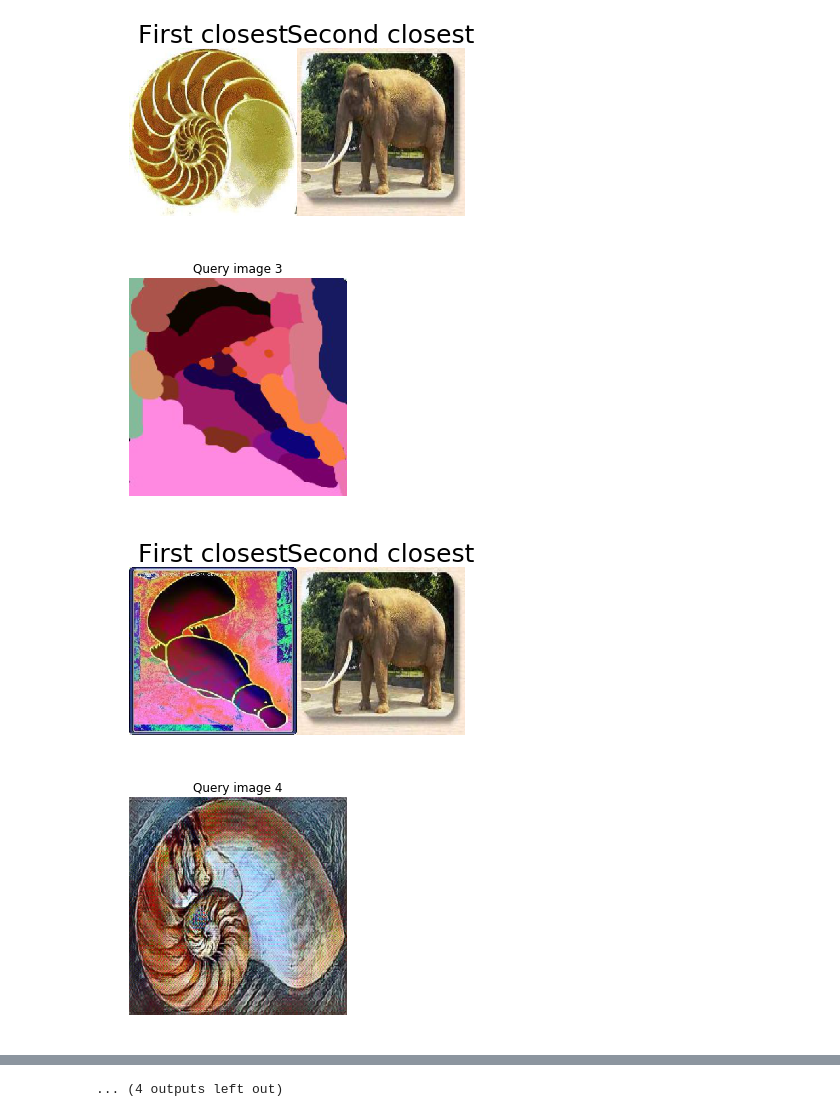
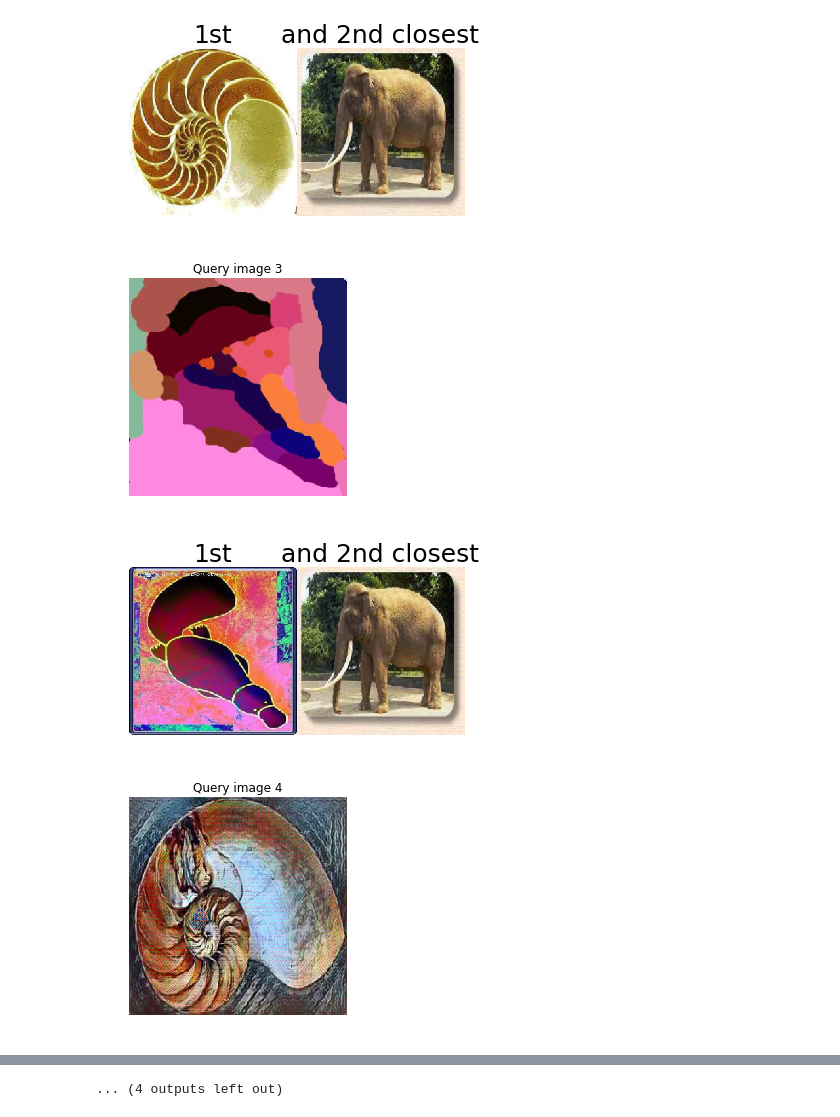
Before and after one commit to lambdaofgod/wavelets-project, a Jupyter notebook: notebooks/Image querying metric example.ipynb, the cells around one changed output, grey strips where cells are left out. Drawn from its saved outputs; the diff is of its cells as text; code cells hidden in the pictures.

Commit message:
Better titles in image examples

```diff
--- a/notebooks/Image querying metric example.ipynb
+++ b/notebooks/Image querying metric example.ipynb
@@ -24,10 +24,9 @@ example_images = [imread(images_path + c + '/image_000{}.jpg'.format(i)) for i i
 
 nautilus_idxs = [15, 21, 23, 24, 25]
 nautilus_img = imread(images_path + 'nautilus/image_000{}.jpg'.format(9))
-face_img = imread(images_path + 'Faces/image_000{}.jpg'.format(9))
 odd_imgs = [face_img, nautilus_img]+ [imread(images_path + 'nautilus/image_00{}.jpg'.format(i)) for i in nautilus_idxs]
 
-example_images = example_images + nautilus_imgs
+example_images = example_images + odd_imgs
 
 drawn_images = [imread(project_path + '/data/{}.jpg'.format(i)) for i in range(8)]
 # %%
@@ -46,6 +45,6 @@ for i, img in enumerate(drawn_images):
   img_indices, __ = iqm.predict_single(img, 2)
   imgs = [imresize(example_images[i], (256, 256)) for i in img_indices]
 
-  helpers.plot_linear_layout(imgs, ['First closest', 'Second closest'])
+  helpers.plot_linear_layout(imgs, ['1st', 'and 2nd closest'])
 # %% [output]
 [figure]
@@ -53,5 +52,5 @@ for i, img in enumerate(drawn_images):
 [figure]
-[figure, old version]
+[figure, new version]
 [figure]
-[figure, old version]
+[figure, new version]
 [figure]
```
Also changed, not shown: parts of 1 cell of this notebook.
